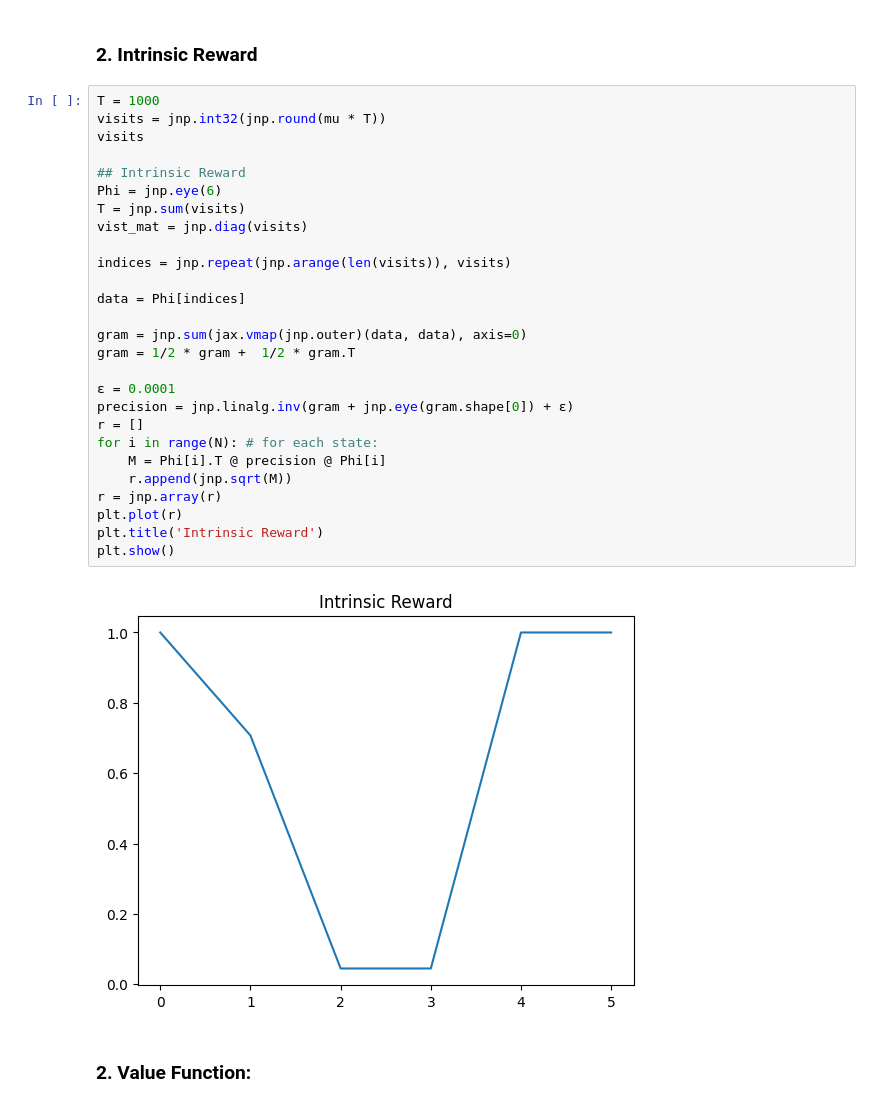
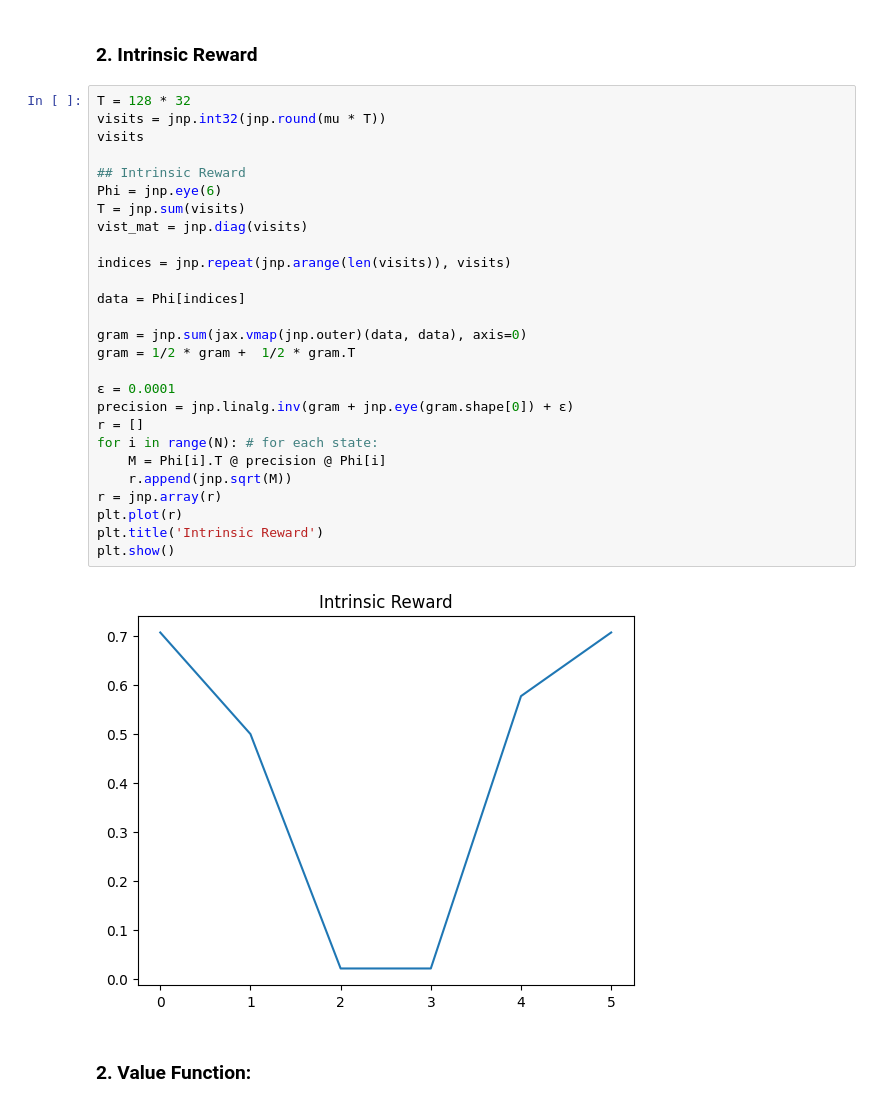
Before and after one commit to dillonmsandhu/td-avar-explore, a Jupyter notebook: deep/notebooks/demonstrate_lstd.ipynb, the cells around one changed output. Drawn from its saved outputs; the diff is of its cells as text.

```diff
--- a/deep/notebooks/demonstrate_lstd.ipynb
+++ b/deep/notebooks/demonstrate_lstd.ipynb
@@ -55,33 +55,33 @@ Stationary Distribution: [2.4956049e-04 7.4881193e-04 4.9925140e-01 4.9900162e-0
 # %% [markdown]
 ### 2. Intrinsic Reward
 # %%
-T = 1000
+T = 128 * 32
 visits = jnp.int32(jnp.round(mu * T))
 visits
 
 ## Intrinsic Reward
 Phi = jnp.eye(6)
 T = jnp.sum(visits)
 vist_mat = jnp.diag(visits)
 
 indices = jnp.repeat(jnp.arange(len(visits)), visits)
 
 data = Phi[indices]
 
 gram = jnp.sum(jax.vmap(jnp.outer)(data, data), axis=0)
 gram = 1/2 * gram +  1/2 * gram.T
 
 ε = 0.0001
 precision = jnp.linalg.inv(gram + jnp.eye(gram.shape[0]) + ε)
 r = []
 for i in range(N): # for each state:
     M = Phi[i].T @ precision @ Phi[i]
     r.append(jnp.sqrt(M))
 r = jnp.array(r)
 plt.plot(r)
 plt.title('Intrinsic Reward')
 plt.show()
 # %% [output]
-[figure, old version]
+[figure, new version]
 # %% [markdown]
 ### 2. Value Function:
```
Also changed, not shown: parts of 6 cells of this notebook, 19 other files.
